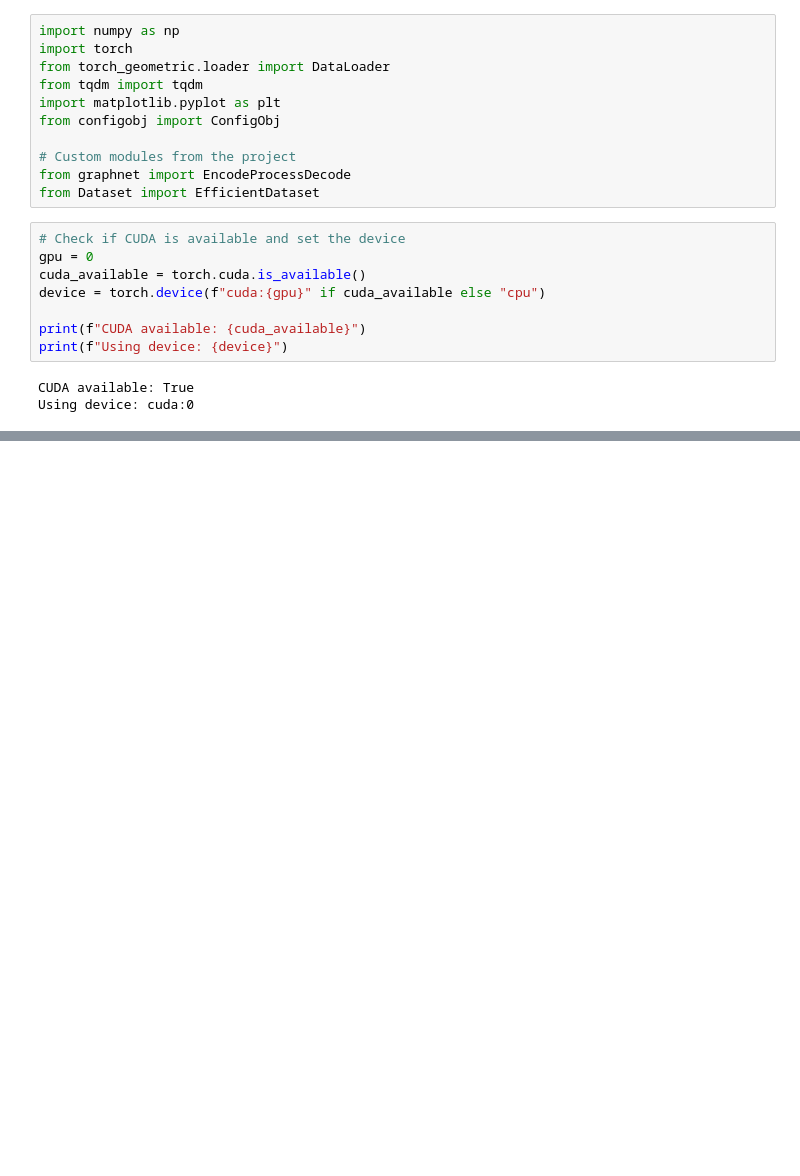
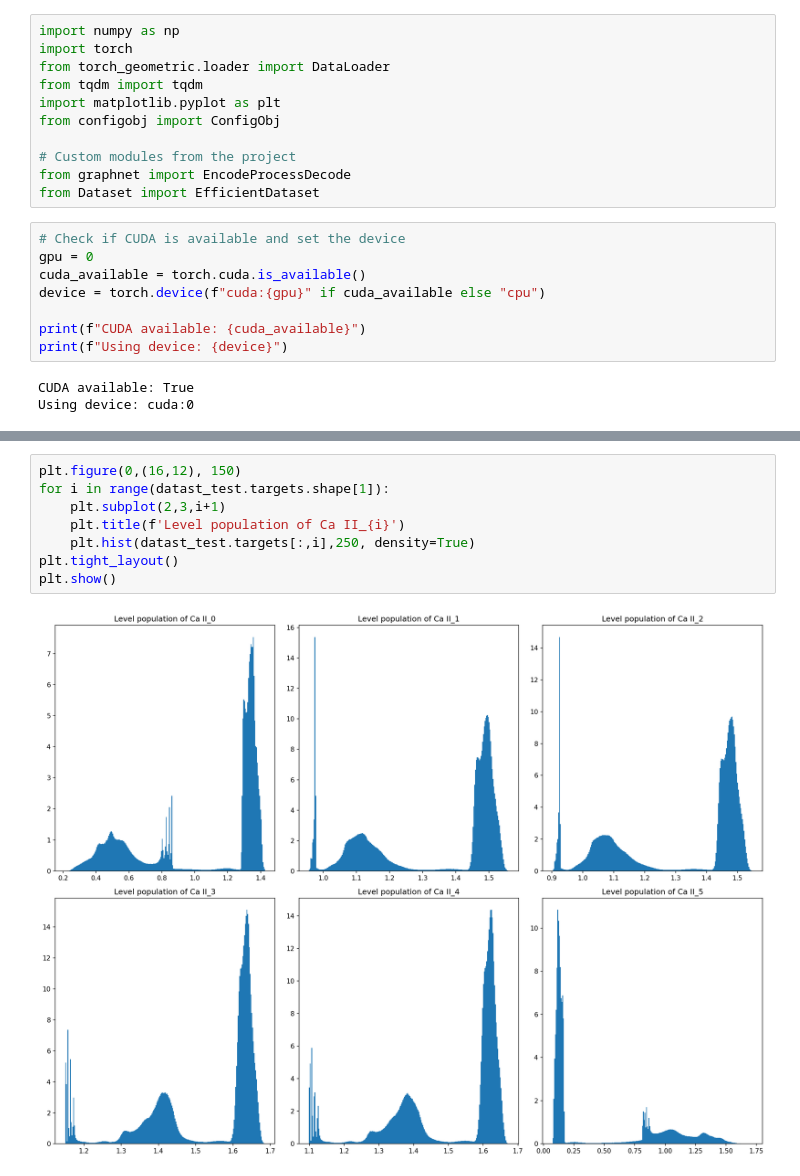
Before and after one commit to andreuva/graphnet_nlte, a Jupyter notebook: gnn_inference.ipynb, the cells around one changed output, grey strips where cells are left out. Saved outputs shown, nothing was run; the diff lists cells and outputs as text; blank space fills up the shorter version.

```diff
--- a/gnn_inference.ipynb
+++ b/gnn_inference.ipynb
@@ -83,2 +107,12 @@ Features shape: (32514048, 10), Targets shape: (32514048, 6)
+# %%
+plt.figure(0,(16,12), 150)
+for i in range(datast_test.targets.shape[1]):
+    plt.subplot(2,3,i+1)
+    plt.title(f'Level population of Ca II_{i}')
+    plt.hist(datast_test.targets[:,i],250, density=True)
+plt.tight_layout()
+plt.show()
+# %% [output]
+[figure, added]
 # %%
 # Define the path to your best saved model
```
Also changed, not shown: parts of 9 cells of this notebook, 1 other file.
